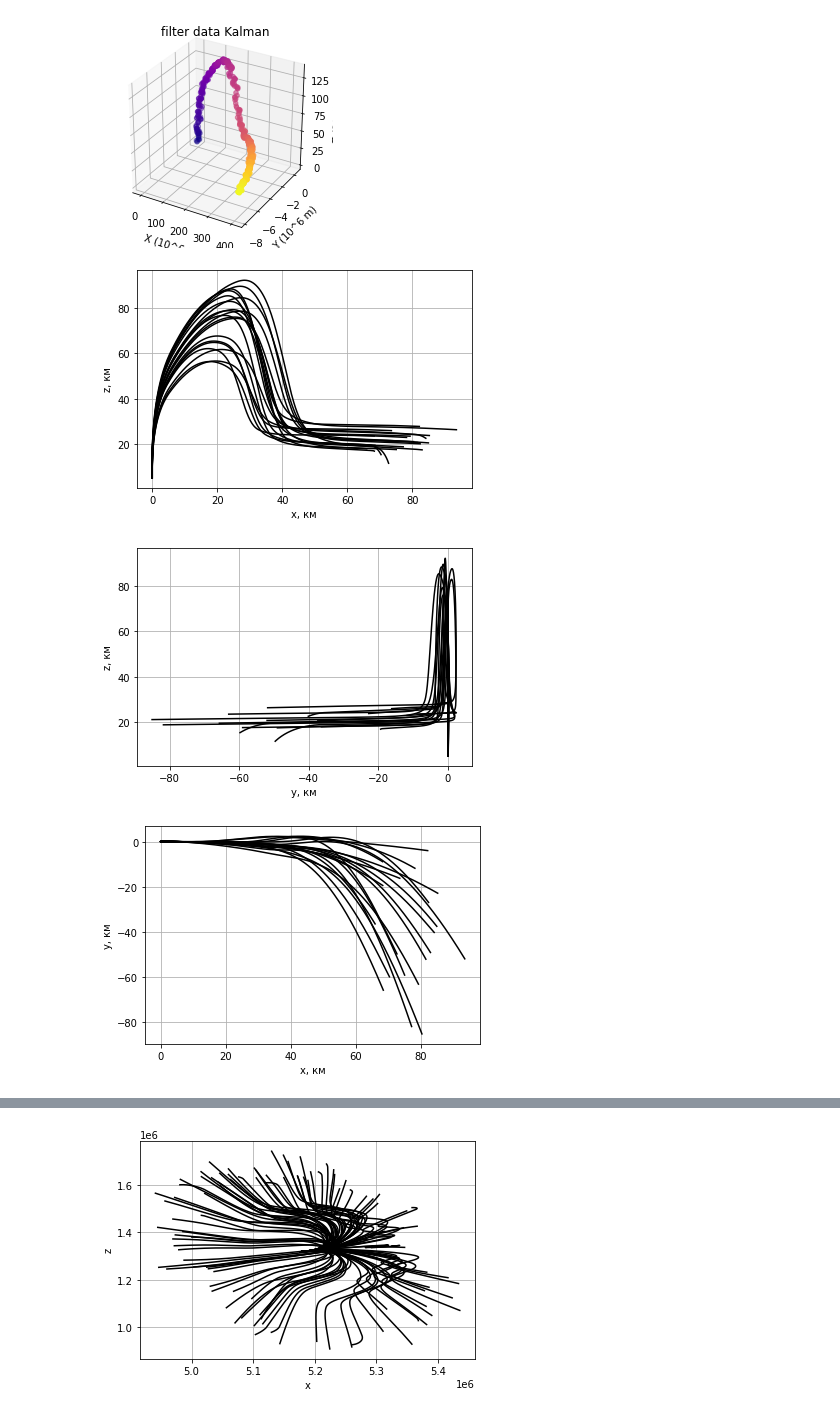
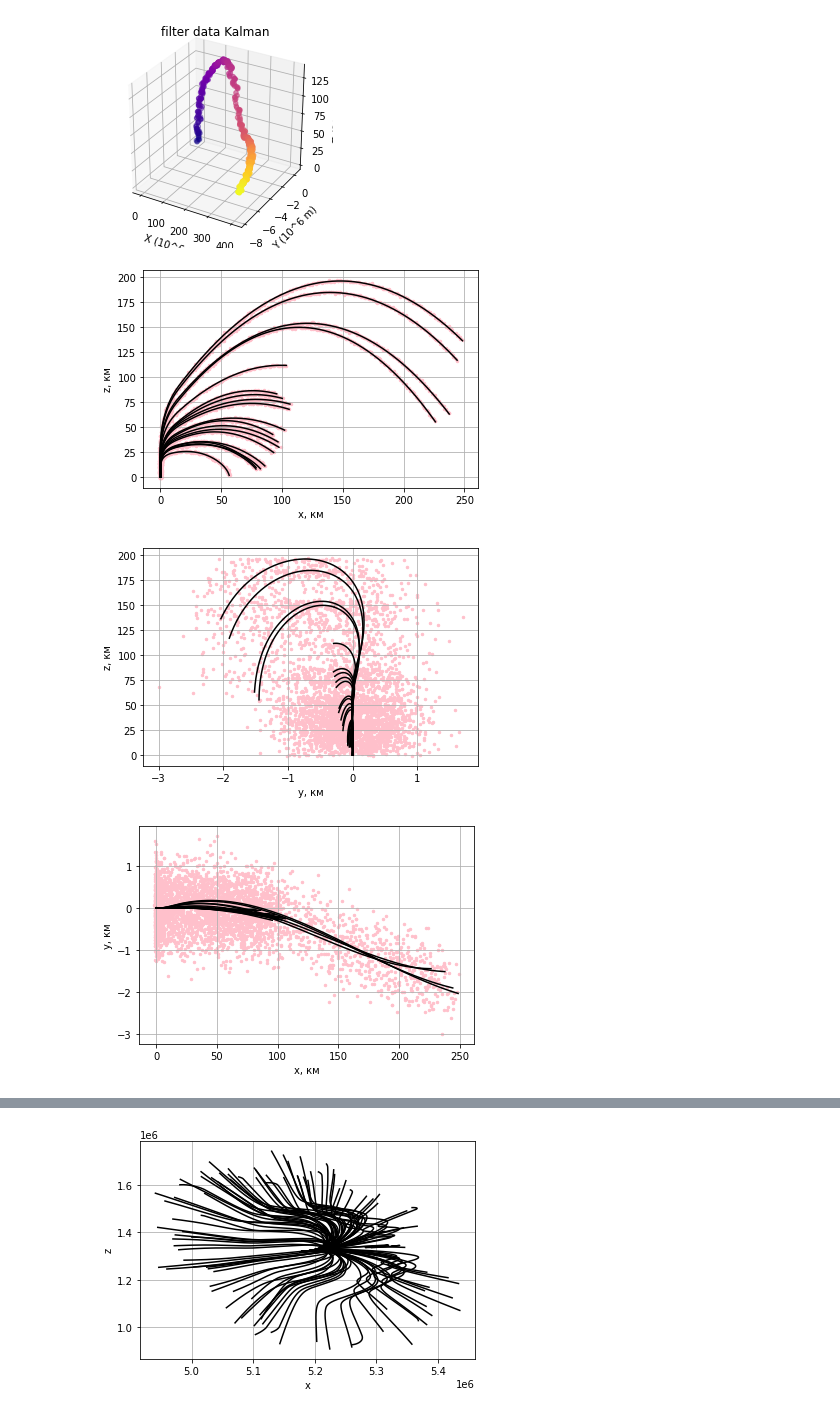
Before and after one commit to dart9905/-oursework, a Jupyter notebook: KalmanNN/KalmanNN.ipynb, the cells around one changed output, grey strips where cells are left out. Drawn from its saved outputs; the diff is of its cells as text; code cells hidden in the pictures.

```diff
--- a/KalmanNN/KalmanNN.ipynb
+++ b/KalmanNN/KalmanNN.ipynb
@@ -114,6 +114,8 @@ class RelativeTrajectory():
         data[:, :3] = data[:, :3].dot(self.M)
         #data[:, :3] = np.absolute(data[:, :3])
 
+
+        check_point = len(data)//3
         self, data = self.abs(data, check_point)
 
 
@@ -230,6 +232,7 @@ class RelativeTrajectory():
     def abs(self, data, check_point):
         self.abs = np.array([1,1,1])
 
+
         if (data[check_point][2] < 0):
             self.abs[2] = -1
             data[:, 2] = self.abs[2]*(data[:, 2])
@@ -344,7 +347,7 @@ def get_strided_data_clust(dset, keys, variables=3, residuals=True, gt_size=8, h
             traj_ids.append(k)
 
     data_norm_factor = np.array(max_coordinate(data_seqs, range(len(data_seqs)))) / 100
-    data_seqs = np.array(data_seqs) / data_norm_factor
+    #data_seqs = np.array(data_seqs) / data_norm_factor
     data_seqs_noise = np.random.normal(data_seqs, random.randint(1,2)/2)
 
     #data_seqs = np.array(data_seqs) / data_norm_factor
@@ -956,6 +959,6 @@ Mounted at /content/drive
 # %%
 # reading
-name_file_trajectories = '/content/drive/MyDrive/Документы/NN/2021-05-08-04-13.h5' #'/content/2021-05-08-04-13.h5'
+name_file_trajectories = '/content/drive/MyDrive/Документы/NN/ballistic_batch_1000_nopad.h5'#'/content/drive/MyDrive/Документы/NN/2021-05-08-04-13.h5' #'/content/2021-05-08-04-13.h5'
 try:
     dset = read_trajectories(name_file_trajectories)
 except FileNotFoundError:
@@ -987,6 +983,6 @@ The PostScript backend does not support transparency; partially transparent arti
 # %%
 # Train-val-test split data
-data_keys = sorted([key for key in dset.keys() if ('raw' in key)&('hgv' in key)])
+data_keys = sorted([key for key in dset.keys() if ('raw' in key)&('ballistic' in key)])#hgv ballistic
 # Test data       = 20% of total keys
 # Validation data = 10% of total keys
 # Train data      = 70% of total keys
@@ -1552,7 +1566,7 @@ plot_trajectory(np.array(data_trajectories_filter[k//BATCH_SIZE_TEST][k-k//BATCH
 [figure]
 [figure]
 # %%
-a0 = start
+a0 = 0
 a1 = 0
 a2 = 2
 fig, ax = plt.subplots()
@@ -1560,44 +1574,44 @@ plt.ylabel('z, км')
 plt.xlabel('x, км')
 for k in range(len(test_data.data['data'])//10):
   plt.plot(test_data.data['data'][k][a0:,a1], test_data.data['data'][k][a0:,a2], label='траектория', color='black')
-  #plt.scatter(test_data.data['data_noise'][k][a0:,a1], test_data.data['data_noise'][k][a0:,a2], label='траектория+шум', c='pink', s=6)
+  plt.scatter(test_data.data['data_noise'][k][a0:,a1], test_data.data['data_noise'][k][a0:,a2], label='траектория+шум', c='pink', s=6)
 #plt.plot(np.array(data_trajectories_filter[k//BATCH_SIZE_TEST][k-k//BATCH_SIZE_TEST*BATCH_SIZE_TEST])[a0:,a1],np.array(data_trajectories_filter[k//BATCH_SIZE_TEST][k-k//BATCH_SIZE_TEST*BATCH_SIZE_TEST])[a0:,a2], label='filter data Kalman', color='green')
 #plt.plot(pack_predictions[k//BATCH_SIZE_TEST][k-k//BATCH_SIZE_TEST*BATCH_SIZE_TEST][a0:,a1], pack_predictions[k//BATCH_SIZE_TEST][k-k//BATCH_SIZE_TEST*BATCH_SIZE_TEST][a0:,a2], label='filter data RNN', color='r')
 plt.grid(True)
 fig.savefig('hgv1.eps', format='eps')
 plt.show()
 
 a1 = 1
 a2 = 2
 fig, ax = plt.subplots()
 plt.ylabel('z, км')
 plt.xlabel('y, км')
 for k in range(len(test_data.data['data'])//10):
   plt.plot(test_data.data['data'][k][a0:,a1], test_data.data['data'][k][a0:,a2], label='траектория', color='black')
-  #plt.scatter(test_data.data['data_noise'][k][a0:,a1], test_data.data['data_noise'][k][a0:,a2], label='траектория+шум', c='pink', s=6)
+  plt.scatter(test_data.data['data_noise'][k][a0:,a1], test_data.data['data_noise'][k][a0:,a2], label='траектория+шум', c='pink', s=6)
 #plt.plot(np.array(data_trajectories_filter[k//BATCH_SIZE_TEST][k-k//BATCH_SIZE_TEST*BATCH_SIZE_TEST])[a0:,a1],np.array(data_trajectories_filter[k//BATCH_SIZE_TEST][k-k//BATCH_SIZE_TEST*BATCH_SIZE_TEST])[a0:,a2], label='filter data Kalman', color='green')
 #plt.plot(pack_predictions[k//BATCH_SIZE_TEST][k-k//BATCH_SIZE_TEST*BATCH_SIZE_TEST][a0:,a1], pack_predictions[k//BATCH_SIZE_TEST][k-k//BATCH_SIZE_TEST*BATCH_SIZE_TEST][a0:,a2], label='filter data RNN', color='r')
 plt.grid(True)
 fig.savefig('hgv2.eps', format='eps')
 plt.show()
 
 a1 = 0
 a2 = 1
 fig, ax = plt.subplots()
 plt.ylabel('y, км')
 plt.xlabel('x, км')
 for k in range(len(test_data.data['data'])//10):
   plt.plot(test_data.data['data'][k][a0:,a1], test_data.data['data'][k][a0:,a2], label='траектория', color='black')
-  #plt.scatter(test_data.data['data_noise'][k][a0:,a1], test_data.data['data_noise'][k][a0:,a2], label='траектория+шум', c='pink', s=6)
+  plt.scatter(test_data.data['data_noise'][k][a0:,a1], test_data.data['data_noise'][k][a0:,a2], label='траектория+шум', c='pink', s=6)
 #plt.plot(np.array(data_trajectories_filter[k//BATCH_SIZE_TEST][k-k//BATCH_SIZE_TEST*BATCH_SIZE_TEST])[a0:,a1],np.array(data_trajectories_filter[k//BATCH_SIZE_TEST][k-k//BATCH_SIZE_TEST*BATCH_SIZE_TEST])[a0:,a2], label='filter data Kalman', color='green')
 #plt.plot(pack_predictions[k//BATCH_SIZE_TEST][k-k//BATCH_SIZE_TEST*BATCH_SIZE_TEST][a0:,a1], pack_predictions[k//BATCH_SIZE_TEST][k-k//BATCH_SIZE_TEST*BATCH_SIZE_TEST][a0:,a2], label='filter data RNN', color='r')
 plt.grid(True)
 fig.savefig('hgv3.eps', format='eps')
 plt.show()
 # %% [output]
-[figure, old version]
+[figure, new version]
-[figure, old version]
+[figure, new version]
-[figure, old version]
+[figure, new version]
 # %%
 a0 = 3
 a1 = 0
```
Also changed, not shown: parts of 21 cells of this notebook, 58 other files.
